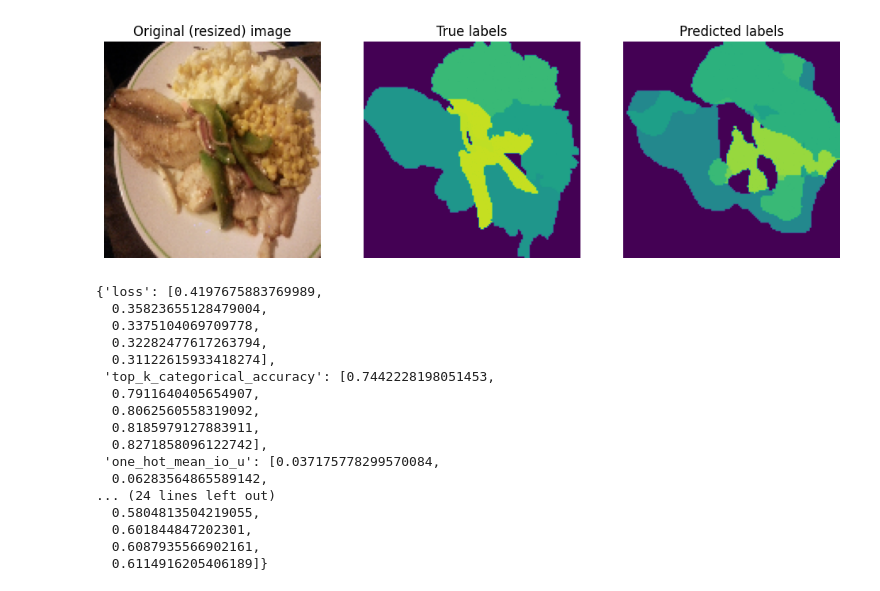
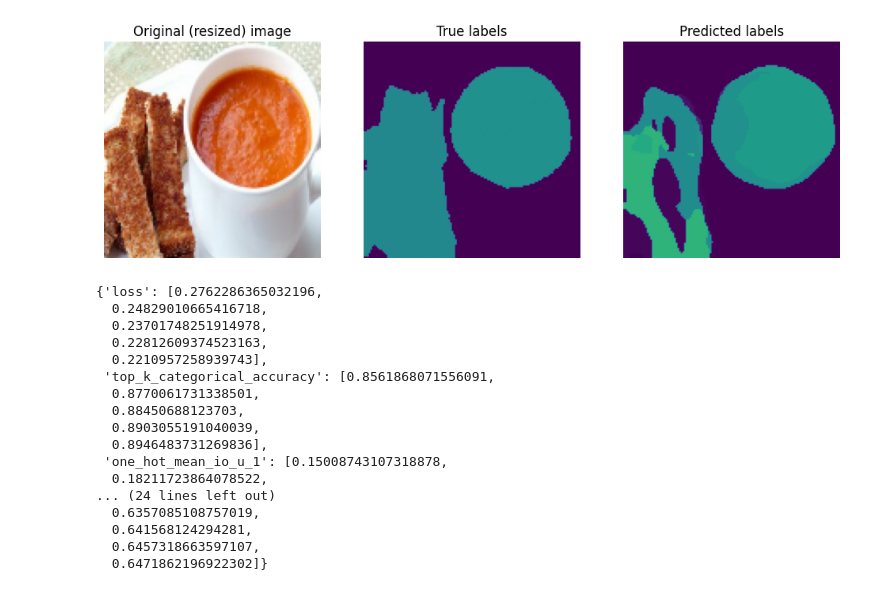
Before and after one commit to OskarRVestergaard/DL, a Jupyter notebook: Casper.ipynb, the cells around one changed output. Saved outputs shown, nothing was run; the diff lists cells and outputs as text; code cells hidden in the pictures.

```diff
--- a/Casper.ipynb
+++ b/Casper.ipynb
@@ -41,6 +26,6 @@ model, history, history_fine_tuned = mf.train_new_model_fine_tuning(
     200,
     data_augmentation_config=mf.create_data_augmentation_config(),
     loss=keras.losses.CategoricalFocalCrossentropy(from_logits=False),
-    optimizer2=keras.optimizers.Adam(learning_rate=0.0015, weight_decay=0.0001)
+    optimizer2=keras.optimizers.Adam(learning_rate=0.001, weight_decay=0.0001)
 )
 # %% [output]
@@ -72,24 +70,24 @@ mf.save_model(model, history_fine_tuned)
 # %%
-mf.display_prediction(model, 8)
+mf.display_prediction(model, 17)
 # %% [output]
-[figure, old version]
+[figure, new version]
 # %%
-history.history
+history_fine_tuned.history
 # %% [output]
-{'loss': [0.4197675883769989,
-  0.35823655128479004,
-  0.3375104069709778,
-  0.32282477617263794,
-  0.31122615933418274],
- 'top_k_categorical_accuracy': [0.7442228198051453,
-  0.7911640405654907,
-  0.8062560558319092,
-  0.8185979127883911,
-  0.8271858096122742],
- 'one_hot_mean_io_u': [0.037175778299570084,
-  0.06283564865589142,
+{'loss': [0.2762286365032196,
+  0.24829010665416718,
+  0.23701748251914978,
+  0.22812609374523163,
+  0.2210957258939743],
+ 'top_k_categorical_accuracy': [0.8561868071556091,
+  0.8770061731338501,
+  0.88450688123703,
+  0.8903055191040039,
+  0.8946483731269836],
+ 'one_hot_mean_io_u_1': [0.15008743107318878,
+  0.18211723864078522,
 ... (24 lines left out)
-  0.5804813504219055,
-  0.601844847202301,
-  0.6087935566902161,
-  0.6114916205406189]}
+  0.6357085108757019,
+  0.641568124294281,
+  0.6457318663597107,
+  0.6471862196922302]}
```
Also changed, not shown: parts of 4 cells of this notebook, 1 other file.
